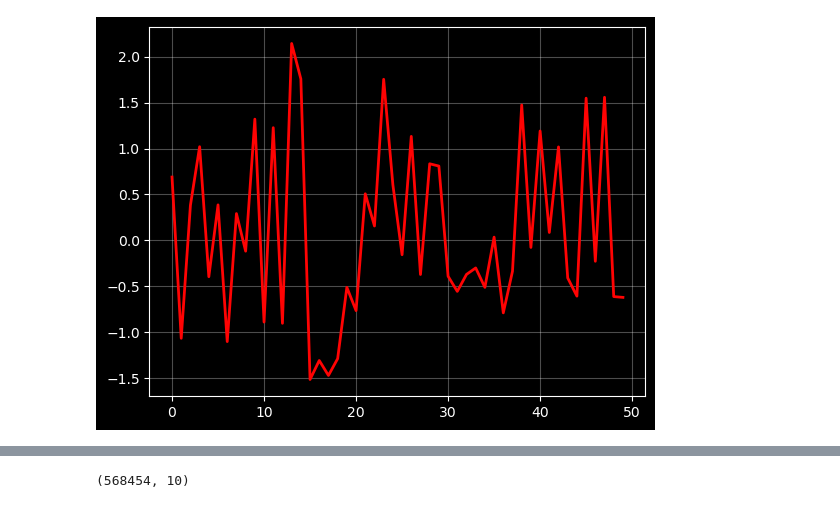
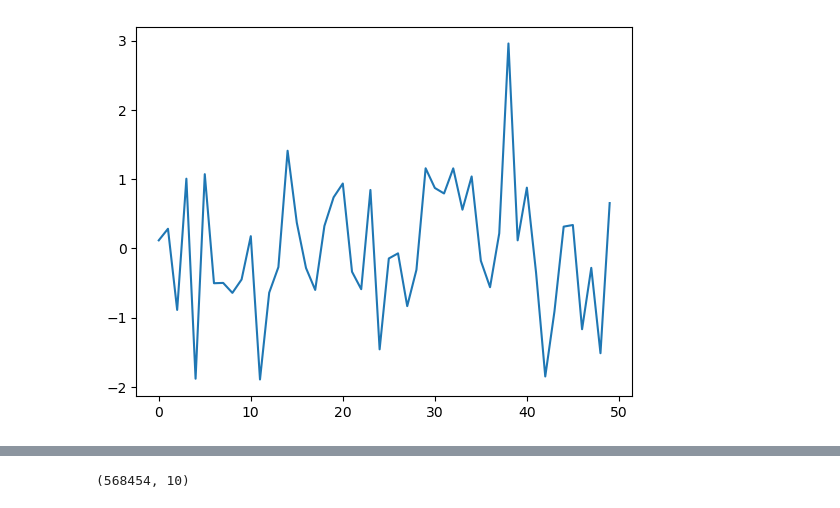
Before and after one commit to alessandroco/Sentiment-Analysis-with-NLTK, a Jupyter notebook: sentiment-analisys.ipynb, the cells around one changed output, grey strips where cells are left out. Saved outputs shown, nothing was run; the diff lists cells and outputs as text; code cells hidden in the pictures.

```diff
--- a/sentiment-analisys.ipynb
+++ b/sentiment-analisys.ipynb
@@ -2,22 +2,19 @@
 # This small project will use the Amazon Fine Food Reviews DataSet:
 # https://www.kaggle.com/datasets/snap/amazon-fine-food-reviews?resource=download
 
+!pip install torch
+!pip install transformers
 
 import pandas as pd
 import numpy as np
 import matplotlib.pyplot as plt
 import seaborn as sns
 
-#setting up a stylesheet for plt
-import numpy as np
-import matplotlib.pyplot as plt
-from matplotlib import style
-plt.style.use('dark_background')
-data= np.random.randn(50)
-plt.plot(data, color= "#ff0303" , linewidth=2)
-plt.grid(True, color="w" , alpha=0.3)
-
 import nltk
 nltk.download('punkt')
-nltk.data.path.append(r'C:\Users\39346\AppData\Roaming\nltk_data')
+
+plt.style.use('default')
+data = np.random.randn(50)
+plt.plot(data)
+plt.show()
 # %% [output]
@@ -27,4 +41,4 @@ nltk.data.path.append(r'C:\Users\39346\AppData\Roaming\nltk_data')
-[figure, old version]
+[figure, new version]
 # %%
 df = pd.read_csv('Reviews.csv')
 
```
Also changed, not shown: parts of 22 cells of this notebook.
